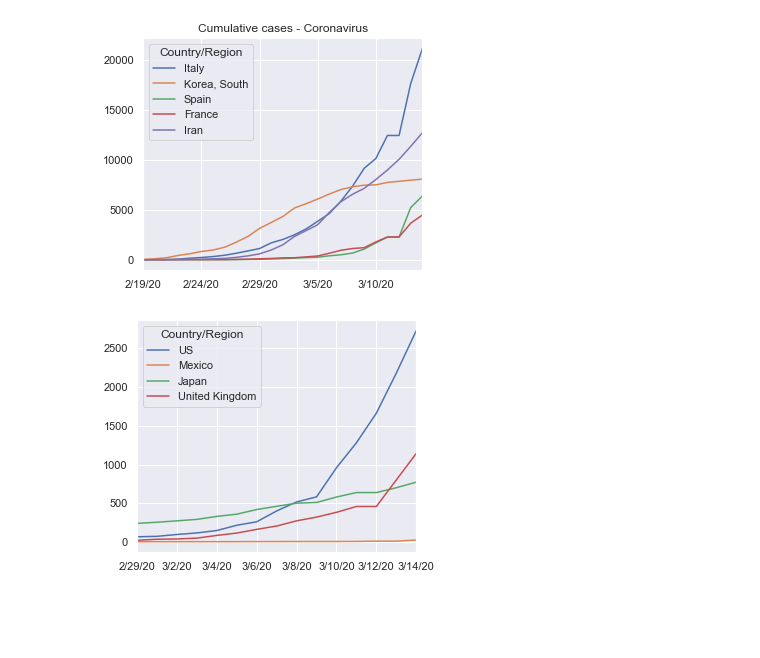
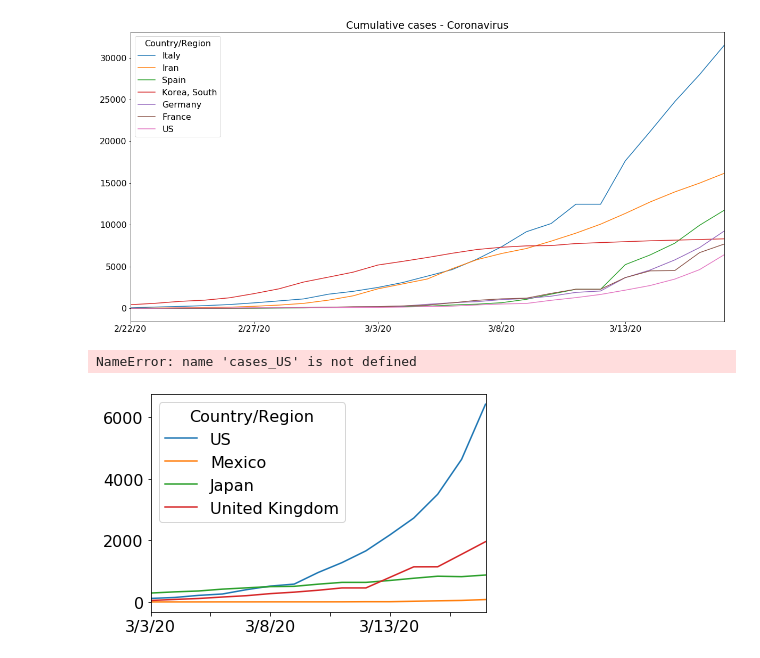
Before and after one commit to abreulastra/coronavirus, a Jupyter notebook: exploring_coronavirus.ipynb, the cells around one changed output. Cells and saved outputs as stored; diff of their text form; code cells hidden in the pictures; blank space fills up the shorter version.

```diff
--- a/exploring_coronavirus.ipynb
+++ b/exploring_coronavirus.ipynb
@@ -1,6 +1,9 @@
 # %%
 import pandas as pd
 import matplotlib.pyplot as plt
+#plt.style.use('classic')
 import seaborn as sns
-sns.set(style="darkgrid")
-sns.set(rc={'figure.figsize':(5,4.27)})
+#sns.set(style="whitegrid")
+#sns.set(rc={'figure.figsize':(20,8.27)})
+
+plt.rcParams.update({'font.size': 16});
@@ -10,0 +10,21 @@ dates = cases.columns[1:]
+# %%
+# These are the urls from the github repossitory updated every day
+url_cases = 'https://raw.githubusercontent.com/CSSEGISandData/COVID-19/master/csse_covid_19_data/csse_covid_19_time_series/time_series_19-covid-Confirmed.csv'
+url_recoveries = 'https://raw.githubusercontent.com/CSSEGISandData/COVID-19/master/csse_covid_19_data/csse_covid_19_time_series/time_series_19-covid-Recovered.csv'
+url_deaths = 'https://raw.githubusercontent.com/CSSEGISandData/COVID-19/master/csse_covid_19_data/csse_covid_19_time_series/time_series_19-covid-Deaths.csv'
+
+# Then we extract the urls to make pandas dataframes
+cases = pd.read_csv(url_cases).drop(columns = ['Province/State', 'Lat', 'Long'])
+recoveries = pd.read_csv(url_recoveries).drop(columns = ['Province/State', 'Lat', 'Long'])
+
+dates = cases.columns[1:]
+cases = cases.groupby('Country/Region')[dates].sum()
+recoveries = recoveries.groupby('Country/Region')[dates].sum()
+
+deaths = pd.read_csv(url_deaths).drop(columns = ['Province/State', 'Lat', 'Long'])
+dates = cases.columns[1:]
+deaths = deaths.groupby('Country/Region')[dates].sum()
+
+cases = cases.groupby('Country/Region')[dates].sum()
+recoveries = recoveries.groupby('Country/Region')[dates].sum()
+deaths = deaths.groupby('Country/Region')[dates].sum()
@@ -11,11 +47,16 @@ dates = cases.columns[1:]
 # %%
-cases = df.groupby('Country/Region')[dates].sum()
+cases = cases.groupby('Country/Region')[dates].sum()
 # %%
-cases_chart = cases.T[['Italy', 'Korea, South', 'Spain', 'France', 'Iran']].tail(25).plot(title='Cumulative cases - Coronavirus');
+cases_chart = cases.T[['Italy', 'Iran', 'Spain','Korea, South','Germany','France',  'US']].tail(25).plot(title='Cumulative cases - Coronavirus', figsize=(20,10));
 cases_chart.figure.savefig('corona_cases_chart')
 # %% [output]
-[figure, old version]
+[figure, new version]
+# %%
+cases_chart_US = cases_US.T.tail(5).plot(title='Cumulative cases - Coronavirus');
+cases_chart_US.figure.savefig('corona_cases_US_chart')
+# %% [output]
+NameError: name 'cases_US' is not defined
 # %%
 cases.T[['US', 'Mexico', 'Japan', 'United Kingdom']].tail(15).head(24).plot();
 # %% [output]
-[figure, old version]
+[figure, new version]
```
Also changed, not shown: parts of 23 cells of this notebook, 21 other files.
